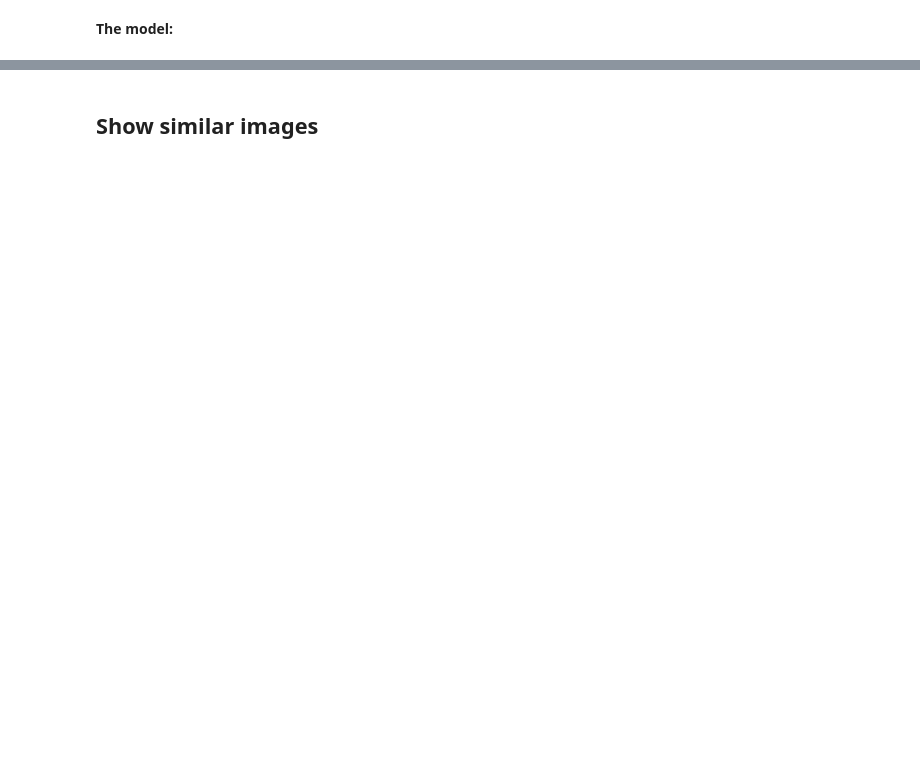
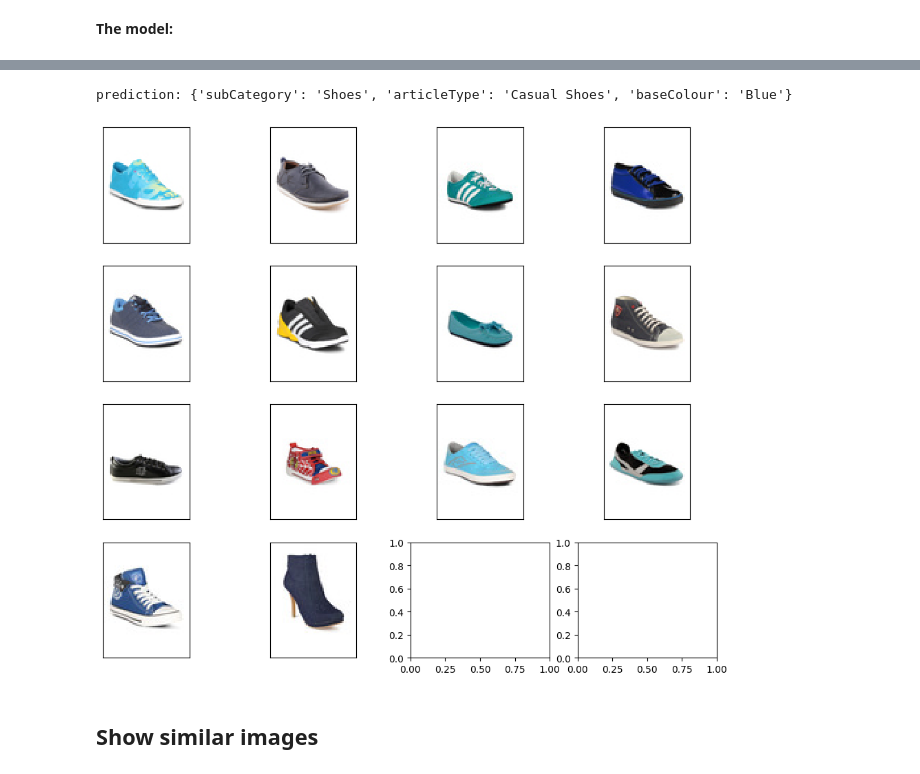
Before and after one commit to ihorkomarov/cloth_classifier, a Jupyter notebook: TL_WS_Group_1.ipynb, the cells around one changed output, grey strips where cells are left out. Drawn from its saved outputs; the diff is of its cells as text; code cells hidden in the pictures; blank space fills up the shorter version.

```diff
--- a/TL_WS_Group_1.ipynb
+++ b/TL_WS_Group_1.ipynb
@@ -516,2 +548,7 @@ This item baseColour is most likely Blue. With a 86.51% confidence. The second m
+# %%
+show_similar_images(output_shoe)
+# %% [output]
+prediction: {'subCategory': 'Shoes', 'articleType': 'Casual Shoes', 'baseColour': 'Blue'}
+[figure, added]
 # %% [markdown]
 ## **Show similar images**
```
Also changed, not shown: parts of 41 cells of this notebook, 3 other files.
